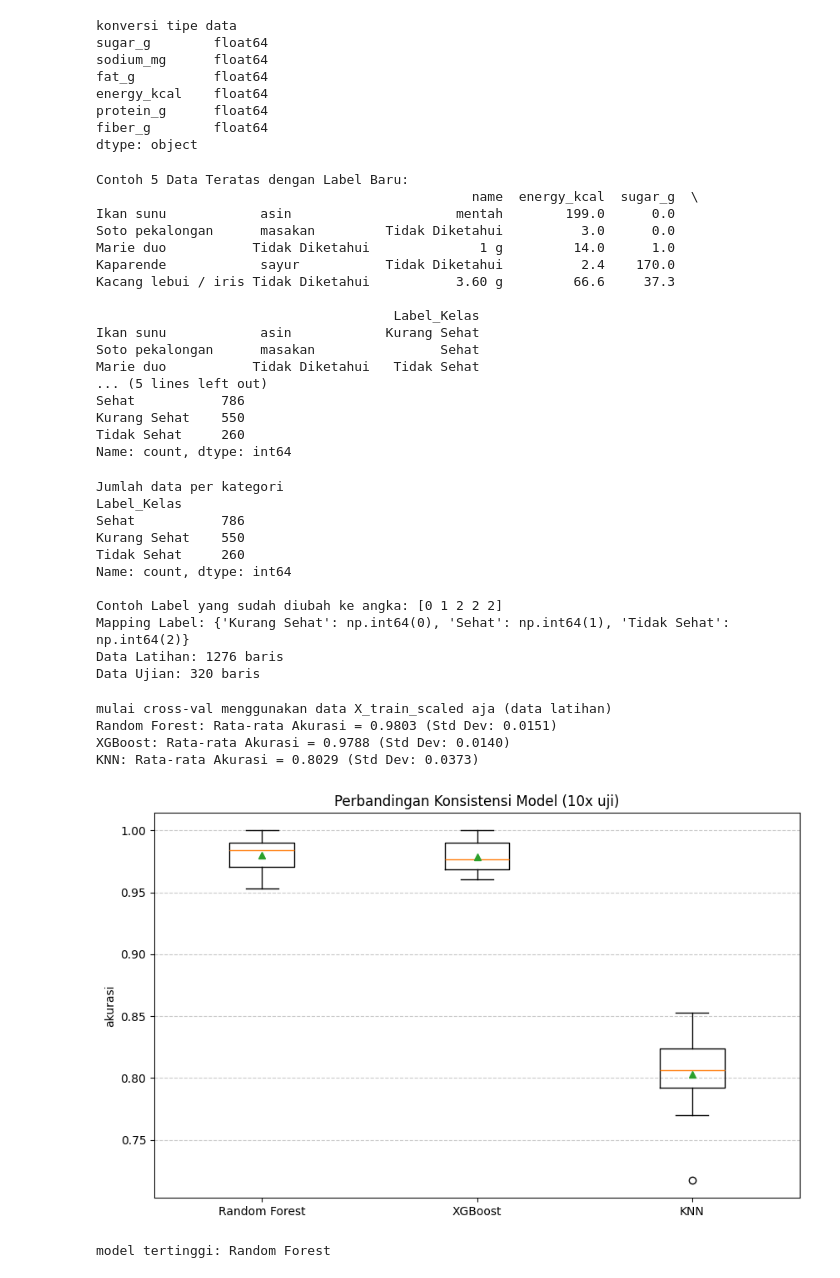
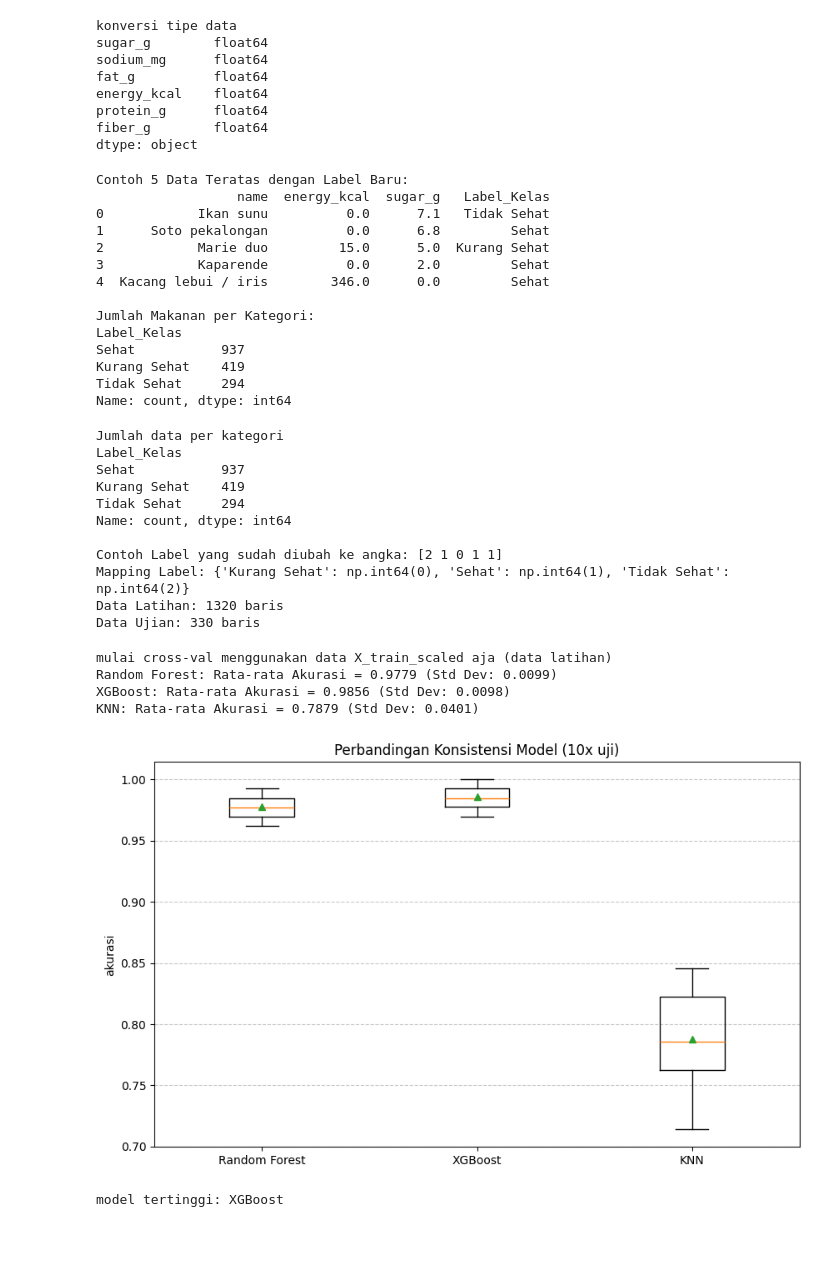
Before and after one commit to luthfanptr/klasifikasi-gizi, a Jupyter notebook: klasifikasi-nutrisi.ipynb, the cells around one changed output. Cells and saved outputs as stored; diff of their text form; code cells hidden in the pictures; blank space fills up the shorter version.

```diff
--- a/klasifikasi-nutrisi.ipynb
+++ b/klasifikasi-nutrisi.ipynb
@@ -5,6 +5,6 @@ import matplotlib.pyplot as plt
 import seaborn as sns
 import math
 # %%
-df = pd.read_csv("datasets/nilai-gizi.csv")
+df = pd.read_csv("datasets/nilai-gizi.csv", sep=None, engine='python', on_bad_lines='skip')
 df.head()
 # %% [output]
@@ -113,12 +113,12 @@ dtype: object
 # %%
 # 1. KONFIGURASI AMBANG BATAS PER SAJIAN
 # Batas merah (jika melebihi maka buruk)
-LIMIT_GULA_GRAM = 5.0
-LIMIT_GARAM_MG = 300.0
-LIMIT_LEMAK_GRAM = 5.0
-LIMIT_KALORI = 200.0
+LIMIT_GULA_GRAM = 4.0
+LIMIT_GARAM_MG = 200.0
+LIMIT_LEMAK_GRAM = 4.0
+LIMIT_KALORI = 150.0
 
-# Batas bonus sehat (lebih dari ini dianggap poin baik/pengurang)
+# Batas bonus sehat/nutrisi tinggi (lebih dari ini dianggap poin baik/pengurang)
 BONUS_PROTEIN_GRAM = 8.0
 BONUS_SERAT_GRAM = 3.0
 
@@ -146,15 +146,15 @@ def klasifikasi_nutrisi(row):
     # B. PEMBERIAN POIN POSITIF (BONUS POINTS)
     # Protein & Serat bisa menetralkan nilai buruk
     if row['protein_g'] > BONUS_PROTEIN_GRAM:
-        skor -= 1
+        skor -= 2
 
     if row['fiber_g'] > BONUS_SERAT_GRAM:
-        skor -= 1
+        skor -= 2
 
     # C. PENENTUAN LABEL AKHIR
-    if skor < 0:
+    if skor <= 0:
         return 'Sehat'
-    elif skor == 0:
+    elif skor == 1:
         return 'Kurang Sehat'
     else:
         return 'Tidak Sehat'
@@ -171,19 +171,16 @@ print("\nJumlah Makanan per Kategori:")
 print(df['Label_Kelas'].value_counts())
 # %% [output]
 Contoh 5 Data Teratas dengan Label Baru:
-                                                name  energy_kcal  sugar_g  \
-Ikan sunu            asin                     mentah        199.0      0.0
-Soto pekalongan      masakan         Tidak Diketahui          3.0      0.0
-Marie duo           Tidak Diketahui              1 g         14.0      1.0
-Kaparende            sayur           Tidak Diketahui          2.4    170.0
-Kacang lebui / iris Tidak Diketahui           3.60 g         66.6     37.3
+                  name  energy_kcal  sugar_g   Label_Kelas
+0            Ikan sunu          0.0      7.1   Tidak Sehat
+1      Soto pekalongan          0.0      6.8         Sehat
+2            Marie duo         15.0      5.0  Kurang Sehat
+3            Kaparende          0.0      2.0         Sehat
+4  Kacang lebui / iris        346.0      0.0         Sehat
 
-                                      Label_Kelas
-Ikan sunu            asin            Kurang Sehat
-Soto pekalongan      masakan                Sehat
-Marie duo           Tidak Diketahui   Tidak Sehat
-... (5 lines left out)
-Sehat           786
-Kurang Sehat    550
-Tidak Sehat     260
+Jumlah Makanan per Kategori:
+Label_Kelas
+Sehat           937
+Kurang Sehat    419
+Tidak Sehat     294
 Name: count, dtype: int64
@@ -224,15 +383,15 @@ print(f"Data Ujian: {X_test.shape[0]} baris")
 # %% [output]
 Jumlah data per kategori
 Label_Kelas
-Sehat           786
-Kurang Sehat    550
-Tidak Sehat     260
+Sehat           937
+Kurang Sehat    419
+Tidak Sehat     294
 Name: count, dtype: int64
 
-Contoh Label yang sudah diubah ke angka: [0 1 2 2 2]
+Contoh Label yang sudah diubah ke angka: [2 1 0 1 1]
 Mapping Label: {'Kurang Sehat': np.int64(0), 'Sehat': np.int64(1), 'Tidak Sehat': np.int64(2)}
-Data Latihan: 1276 baris
-Data Ujian: 320 baris
+Data Latihan: 1320 baris
+Data Ujian: 330 baris
 # %%
 # Cross-Val [TEMPAT LATIHAN]
 from unittest import result
@@ -250,7 +409,7 @@ models = [
 
 #skenario uji 10x putaran
 #StratifiedKFold memastikan "Tidak Sehat" tersebar rata di setiap testing
-KFold = StratifiedKFold(n_splits=10, shuffle=True, random_state=42)
+skf = StratifiedKFold(n_splits=10, shuffle=True, random_state=42)
 
 results = []
 names = []
@@ -258,36 +417,36 @@ scoring = 'f1_weighted' # akurasi
 
 print('mulai cross-val menggunakan data X_train_scaled aja (data latihan)')
 
 for name, model in models:
-    cv_results = cross_val_score(model, X_train_scaled, y_train, cv=KFold, scoring=scoring)
+    cv_results = cross_val_score(model, X_train_scaled, y_train, cv=skf, scoring=scoring)
 
     results.append(cv_results)
     names.append(name)
 
     print(f"{name}: Rata-rata Akurasi = {cv_results.mean():.4f} (Std Dev: {cv_results.std():.4f})")
 
 # visualisasi perbandingan
 plt.figure(figsize=(10,6))
 plt.boxplot(results, labels=names, showmeans=True)
 plt.title('Perbandingan Konsistensi Model (10x uji)')
 plt.ylabel('akurasi')
 plt.grid(True, axis='y', linestyle='--', alpha=0.7)
 plt.show()
 
 # menentukan mdoel dgn rata2 skor tertinggi
 best_index = -1
 best_score = 0
 
 for i in range(len(results)):
     if results[i].mean() > best_score:
         best_score = results[i].mean()
         best_index = i
 
 print(f"\nmodel tertinggi: {names[best_index]}")
 # %% [output]
 mulai cross-val menggunakan data X_train_scaled aja (data latihan)
-Random Forest: Rata-rata Akurasi = 0.9803 (Std Dev: 0.0151)
-XGBoost: Rata-rata Akurasi = 0.9788 (Std Dev: 0.0140)
-KNN: Rata-rata Akurasi = 0.8029 (Std Dev: 0.0373)
+Random Forest: Rata-rata Akurasi = 0.9779 (Std Dev: 0.0099)
+XGBoost: Rata-rata Akurasi = 0.9856 (Std Dev: 0.0098)
+KNN: Rata-rata Akurasi = 0.7879 (Std Dev: 0.0401)
-[figure, old version]
+[figure, new version]
-model tertinggi: Random Forest
+model tertinggi: XGBoost
```
Also changed, not shown: parts of 14 cells of this notebook, 2 other files.
